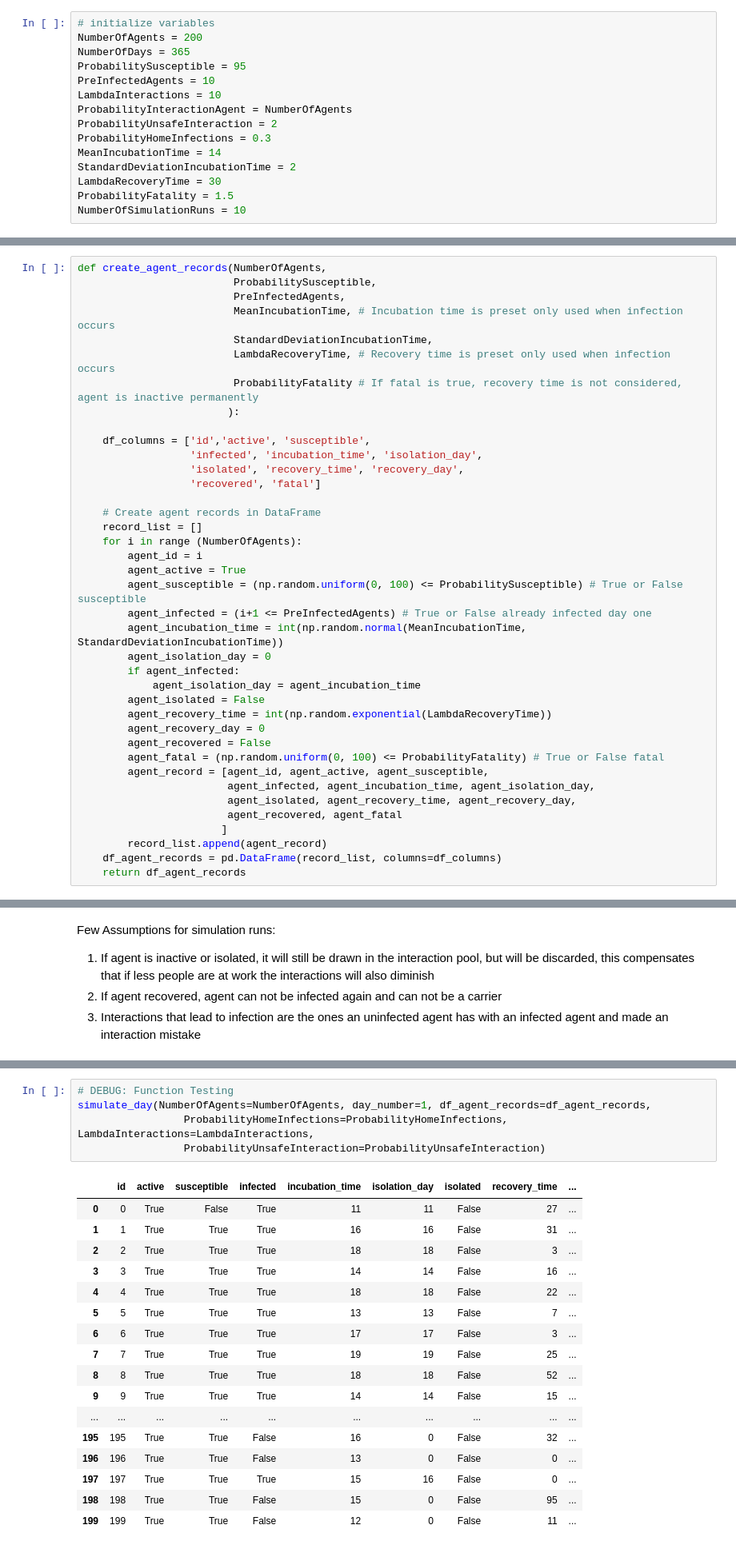
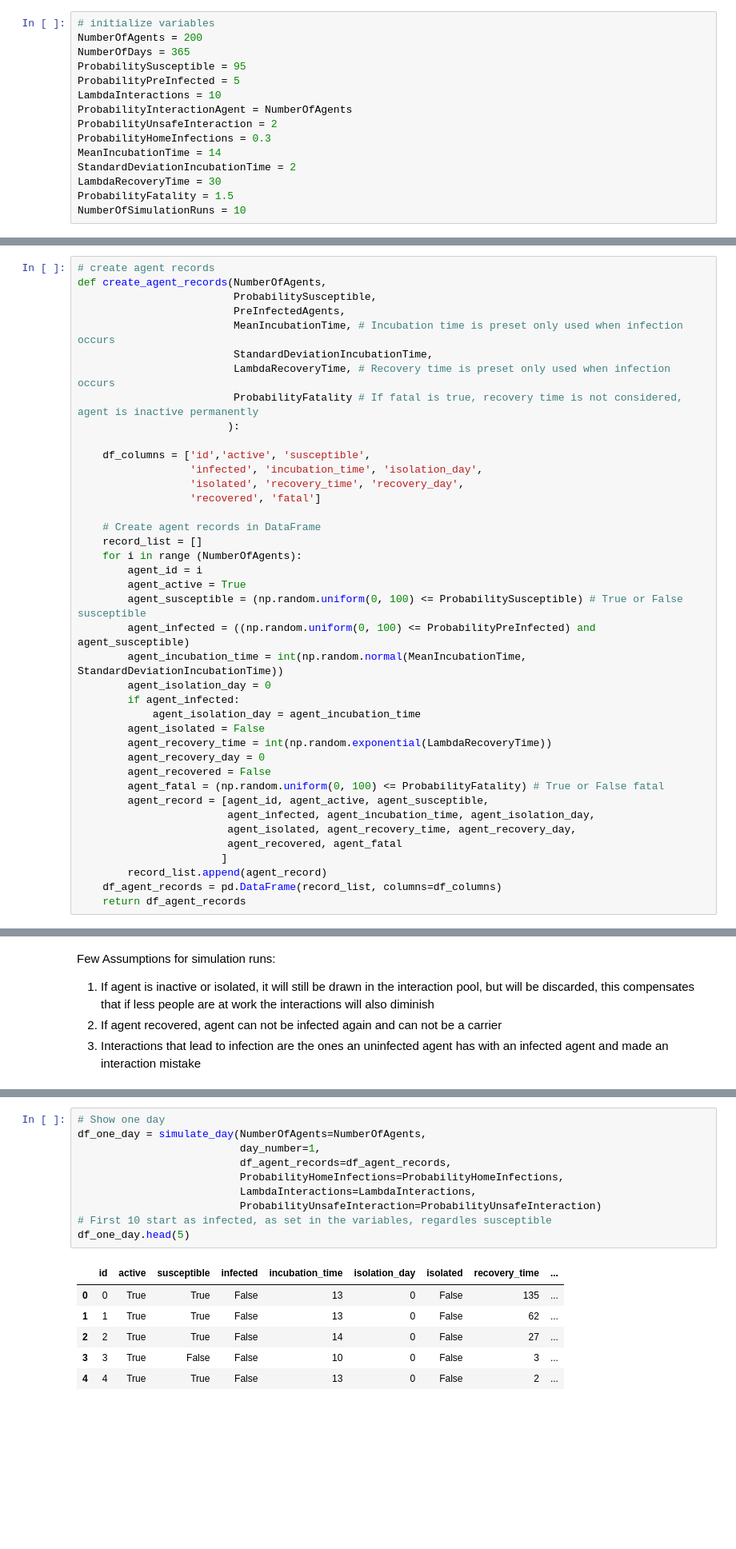
Before and after one commit to sdezoete/covidsim, a Jupyter notebook: COVID Simulator - Return to Office.ipynb, the cells around one changed output, grey strips where cells are left out. Shown at 80% size. Saved outputs shown, nothing was run; the diff lists cells and outputs as text; blank space fills up the shorter version.

```diff
--- a/COVID Simulator - Return to Office.ipynb
+++ b/COVID Simulator - Return to Office.ipynb
@@ -39,7 +12,7 @@ import matplotlib.pyplot as plt
 NumberOfAgents = 200
 NumberOfDays = 365
 ProbabilitySusceptible = 95
-PreInfectedAgents = 10
+ProbabilityPreInfected = 5
 LambdaInteractions = 10
 ProbabilityInteractionAgent = NumberOfAgents
 ProbabilityUnsafeInteraction = 2
@@ -54,6 +27,7 @@ NumberOfSimulationRuns = 10
 # %% [markdown]
 Agent records will hold statistics and track the states of every individual agent for the simulation run.
 # %%
+# create agent records
 def create_agent_records(NumberOfAgents,
                          ProbabilitySusceptible,
                          PreInfectedAgents,
@@ -74,7 +48,7 @@ def create_agent_records(NumberOfAgents,
         agent_id = i
         agent_active = True
         agent_susceptible = (np.random.uniform(0, 100) <= ProbabilitySusceptible) # True or False susceptible
-        agent_infected = (i+1 <= PreInfectedAgents) # True or False already infected day one
+        agent_infected = ((np.random.uniform(0, 100) <= ProbabilityPreInfected) and agent_susceptible)
         agent_incubation_time = int(np.random.normal(MeanIncubationTime, StandardDeviationIncubationTime))
         agent_isolation_day = 0
         if agent_infected:
@@ -207,24 +167,18 @@ def simulate_day(NumberOfAgents, day_number, df_agent_records,
     return df_agent_records_today # todays record
 # %%
-# DEBUG: Function Testing
-simulate_day(NumberOfAgents=NumberOfAgents, day_number=1, df_agent_records=df_agent_records,
-                 ProbabilityHomeInfections=ProbabilityHomeInfections, LambdaInteractions=LambdaInteractions,
-                 ProbabilityUnsafeInteraction=ProbabilityUnsafeInteraction)
+# Show one day
+df_one_day = simulate_day(NumberOfAgents=NumberOfAgents,
+                          day_number=1,
+                          df_agent_records=df_agent_records,
+                          ProbabilityHomeInfections=ProbabilityHomeInfections,
+                          LambdaInteractions=LambdaInteractions,
+                          ProbabilityUnsafeInteraction=ProbabilityUnsafeInteraction)
+# First 10 start as infected, as set in the variables, regardles susceptible
+df_one_day.head(5)
 # %% [output]
 |  | id | active | susceptible | infected | incubation_time | isolation_day | isolated | recovery_time | ... |
-| 0 | 0 | True | False | True | 11 | 11 | False | 27 | ... |
-| 1 | 1 | True | True | True | 16 | 16 | False | 31 | ... |
-| 2 | 2 | True | True | True | 18 | 18 | False | 3 | ... |
-| 3 | 3 | True | True | True | 14 | 14 | False | 16 | ... |
-| 4 | 4 | True | True | True | 18 | 18 | False | 22 | ... |
-| 5 | 5 | True | True | True | 13 | 13 | False | 7 | ... |
-| 6 | 6 | True | True | True | 17 | 17 | False | 3 | ... |
-| 7 | 7 | True | True | True | 19 | 19 | False | 25 | ... |
-| 8 | 8 | True | True | True | 18 | 18 | False | 52 | ... |
-| 9 | 9 | True | True | True | 14 | 14 | False | 15 | ... |
-| ... | ... | ... | ... | ... | ... | ... | ... | ... | ... |
-| 195 | 195 | True | True | False | 16 | 0 | False | 32 | ... |
-| 196 | 196 | True | True | False | 13 | 0 | False | 0 | ... |
-| 197 | 197 | True | True | True | 15 | 16 | False | 0 | ... |
-| 198 | 198 | True | True | False | 15 | 0 | False | 95 | ... |
-| 199 | 199 | True | True | False | 12 | 0 | False | 11 | ... |
+| 0 | 0 | True | True | False | 13 | 0 | False | 135 | ... |
+| 1 | 1 | True | True | False | 13 | 0 | False | 62 | ... |
+| 2 | 2 | True | True | False | 14 | 0 | False | 27 | ... |
+| 3 | 3 | True | False | False | 10 | 0 | False | 3 | ... |
+| 4 | 4 | True | True | False | 13 | 0 | False | 2 | ... |
```
Also changed, not shown: parts of 16 cells of this notebook, 5 other files.
